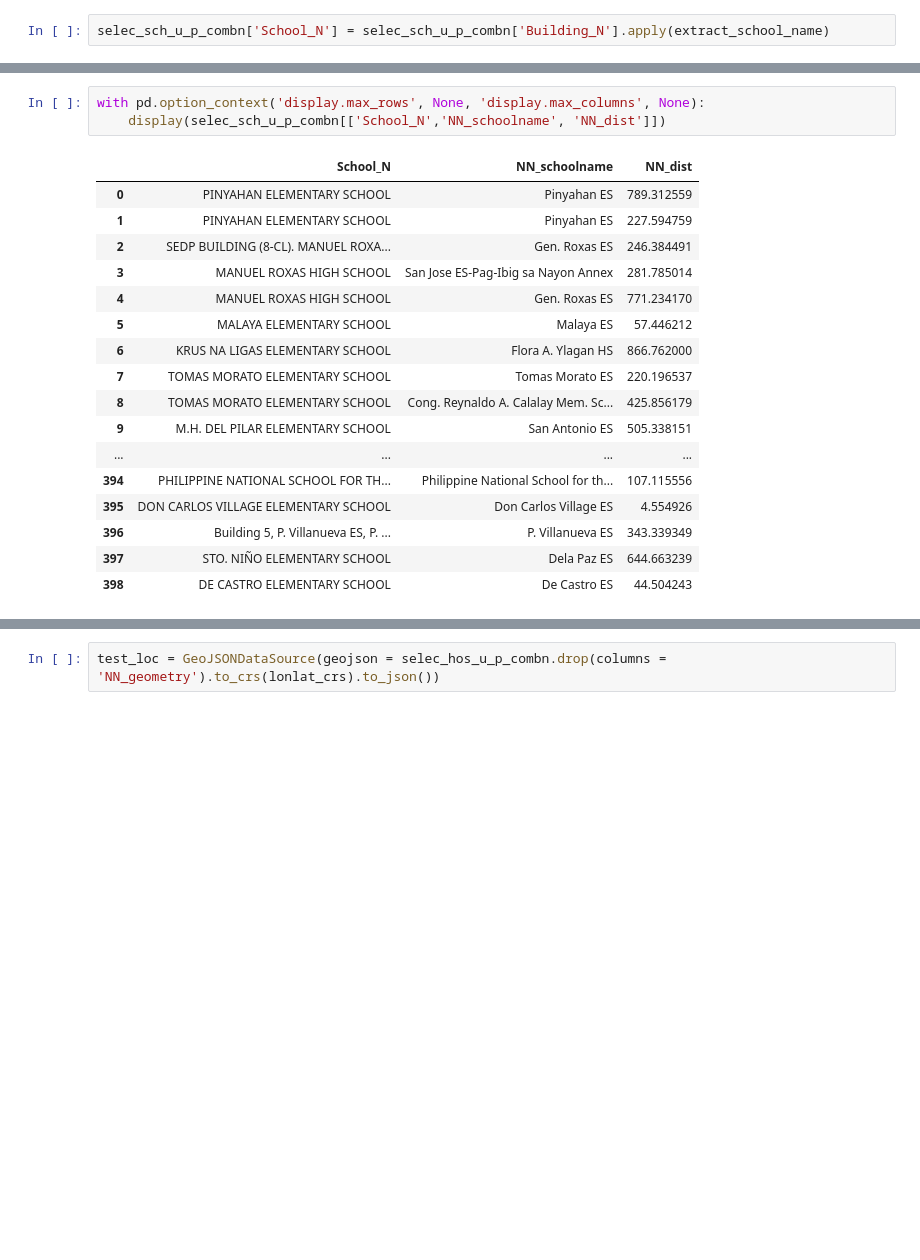
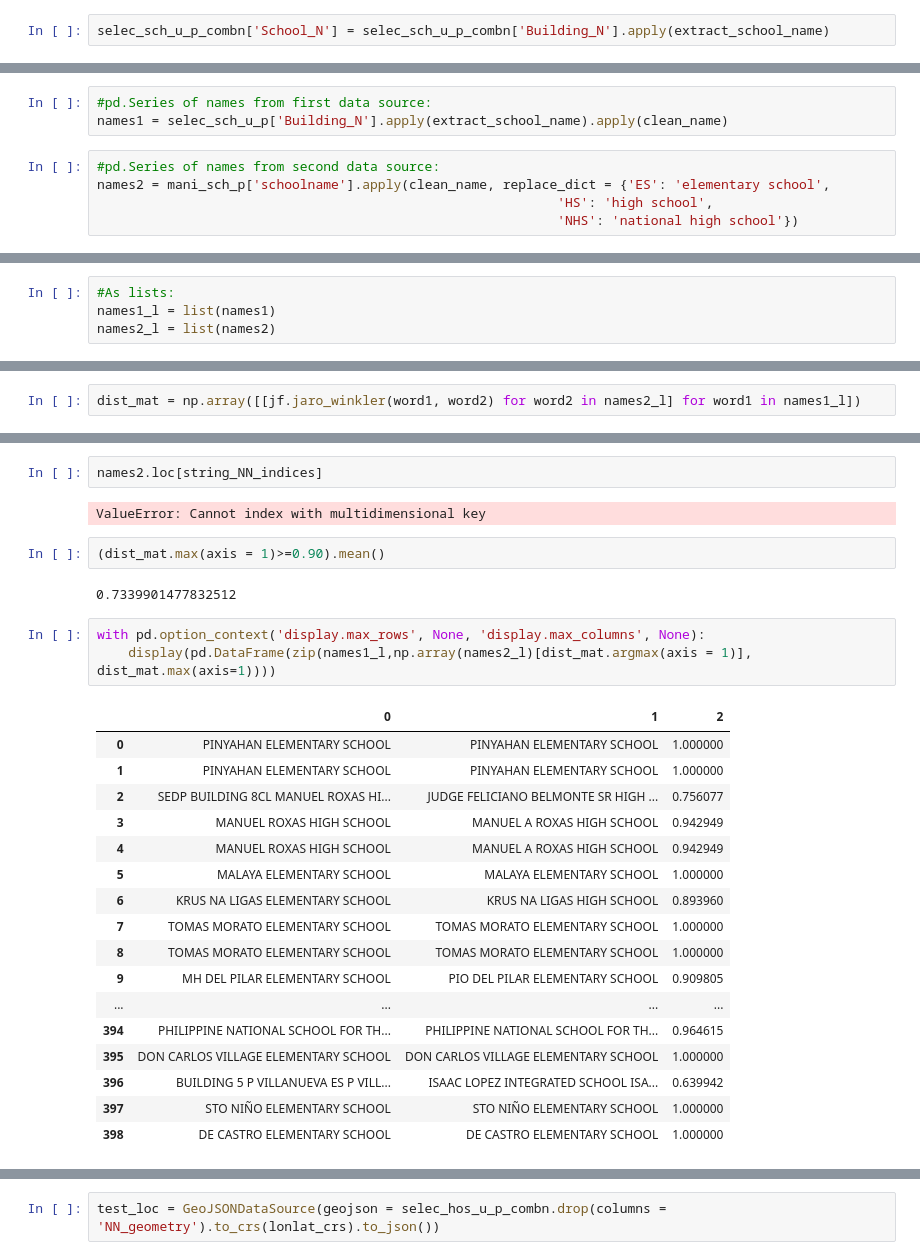
Before and after one commit to sfthies/Manila_seismic_risk, a Jupyter notebook: Main.ipynb, the cells around one changed output, grey strips where cells are left out. Cells and saved outputs as stored; diff of their text form; blank space fills up the shorter version.

```diff
--- a/Main.ipynb
+++ b/Main.ipynb
@@ -223,0 +282,8 @@ selec_sch_u_p_combn['School_N'] = selec_sch_u_p_combn['Building_N'].apply(extrac
+# %%
+#pd.Series of names from first data source:
+names1 = selec_sch_u_p['Building_N'].apply(extract_school_name).apply(clean_name)
+# %%
+#pd.Series of names from second data source:
+names2 = mani_sch_p['schoolname'].apply(clean_name, replace_dict = {'ES': 'elementary school',
+                                                           'HS': 'high school',
+                                                           'NHS': 'national high school'})
@@ -223,0 +328,4 @@ selec_sch_u_p_combn['School_N'] = selec_sch_u_p_combn['Building_N'].apply(extrac
+# %%
+#As lists:
+names1_l = list(names1)
+names2_l = list(names2)
@@ -223,0 +353,2 @@ selec_sch_u_p_combn['School_N'] = selec_sch_u_p_combn['Building_N'].apply(extrac
+# %%
+dist_mat = np.array([[jf.jaro_winkler(word1, word2) for word2 in names2_l] for word1 in names1_l])
@@ -224,21 +429,29 @@ selec_sch_u_p_combn['School_N'] = selec_sch_u_p_combn['Building_N'].apply(extrac
+# %%
+names2.loc[string_NN_indices]
+# %% [output]
+ValueError: Cannot index with multidimensional key
+# %%
+(dist_mat.max(axis = 1)>=0.90).mean()
+# %% [output]
+0.7339901477832512
 # %%
 with pd.option_context('display.max_rows', None, 'display.max_columns', None):
-    display(selec_sch_u_p_combn[['School_N','NN_schoolname', 'NN_dist']])
+    display(pd.DataFrame(zip(names1_l,np.array(names2_l)[dist_mat.argmax(axis = 1)], dist_mat.max(axis=1))))
 # %% [output]
-|  | School_N | NN_schoolname | NN_dist |
-| 0 | PINYAHAN ELEMENTARY SCHOOL | Pinyahan ES | 789.312559 |
-| 1 | PINYAHAN ELEMENTARY SCHOOL | Pinyahan ES | 227.594759 |
-| 2 | SEDP BUILDING (8-CL). MANUEL ROXA... | Gen. Roxas ES | 246.384491 |
-| 3 | MANUEL ROXAS HIGH SCHOOL | San Jose ES-Pag-Ibig sa Nayon Annex | 281.785014 |
-| 4 | MANUEL ROXAS HIGH SCHOOL | Gen. Roxas ES | 771.234170 |
-| 5 | MALAYA ELEMENTARY SCHOOL | Malaya ES | 57.446212 |
-| 6 | KRUS NA LIGAS ELEMENTARY SCHOOL | Flora A. Ylagan HS | 866.762000 |
-| 7 | TOMAS MORATO ELEMENTARY SCHOOL | Tomas Morato ES | 220.196537 |
-| 8 | TOMAS MORATO ELEMENTARY SCHOOL | Cong. Reynaldo A. Calalay Mem. Sc... | 425.856179 |
-| 9 | M.H. DEL PILAR ELEMENTARY SCHOOL | San Antonio ES | 505.338151 |
+|  | 0 | 1 | 2 |
+| 0 | PINYAHAN ELEMENTARY SCHOOL | PINYAHAN ELEMENTARY SCHOOL | 1.000000 |
+| 1 | PINYAHAN ELEMENTARY SCHOOL | PINYAHAN ELEMENTARY SCHOOL | 1.000000 |
+| 2 | SEDP BUILDING 8CL MANUEL ROXAS HI... | JUDGE FELICIANO BELMONTE SR HIGH ... | 0.756077 |
+| 3 | MANUEL ROXAS HIGH SCHOOL | MANUEL A ROXAS HIGH SCHOOL | 0.942949 |
+| 4 | MANUEL ROXAS HIGH SCHOOL | MANUEL A ROXAS HIGH SCHOOL | 0.942949 |
+| 5 | MALAYA ELEMENTARY SCHOOL | MALAYA ELEMENTARY SCHOOL | 1.000000 |
+| 6 | KRUS NA LIGAS ELEMENTARY SCHOOL | KRUS NA LIGAS HIGH SCHOOL | 0.893960 |
+| 7 | TOMAS MORATO ELEMENTARY SCHOOL | TOMAS MORATO ELEMENTARY SCHOOL | 1.000000 |
+| 8 | TOMAS MORATO ELEMENTARY SCHOOL | TOMAS MORATO ELEMENTARY SCHOOL | 1.000000 |
+| 9 | MH DEL PILAR ELEMENTARY SCHOOL | PIO DEL PILAR ELEMENTARY SCHOOL | 0.909805 |
 | ... | ... | ... | ... |
-| 394 | PHILIPPINE NATIONAL SCHOOL FOR TH... | Philippine National School for th... | 107.115556 |
-| 395 | DON CARLOS VILLAGE ELEMENTARY SCHOOL | Don Carlos Village ES | 4.554926 |
-| 396 | Building 5, P. Villanueva ES, P. ... | P. Villanueva ES | 343.339349 |
-| 397 | STO. NIÑO ELEMENTARY SCHOOL | Dela Paz ES | 644.663239 |
-| 398 | DE CASTRO ELEMENTARY SCHOOL | De Castro ES | 44.504243 |
+| 394 | PHILIPPINE NATIONAL SCHOOL FOR TH... | PHILIPPINE NATIONAL SCHOOL FOR TH... | 0.964615 |
+| 395 | DON CARLOS VILLAGE ELEMENTARY SCHOOL | DON CARLOS VILLAGE ELEMENTARY SCHOOL | 1.000000 |
+| 396 | BUILDING 5 P VILLANUEVA ES P VILL... | ISAAC LOPEZ INTEGRATED SCHOOL ISA... | 0.639942 |
+| 397 | STO NIÑO ELEMENTARY SCHOOL | STO NIÑO ELEMENTARY SCHOOL | 1.000000 |
+| 398 | DE CASTRO ELEMENTARY SCHOOL | DE CASTRO ELEMENTARY SCHOOL | 1.000000 |
```
Also changed, not shown: parts of 47 cells of this notebook.
